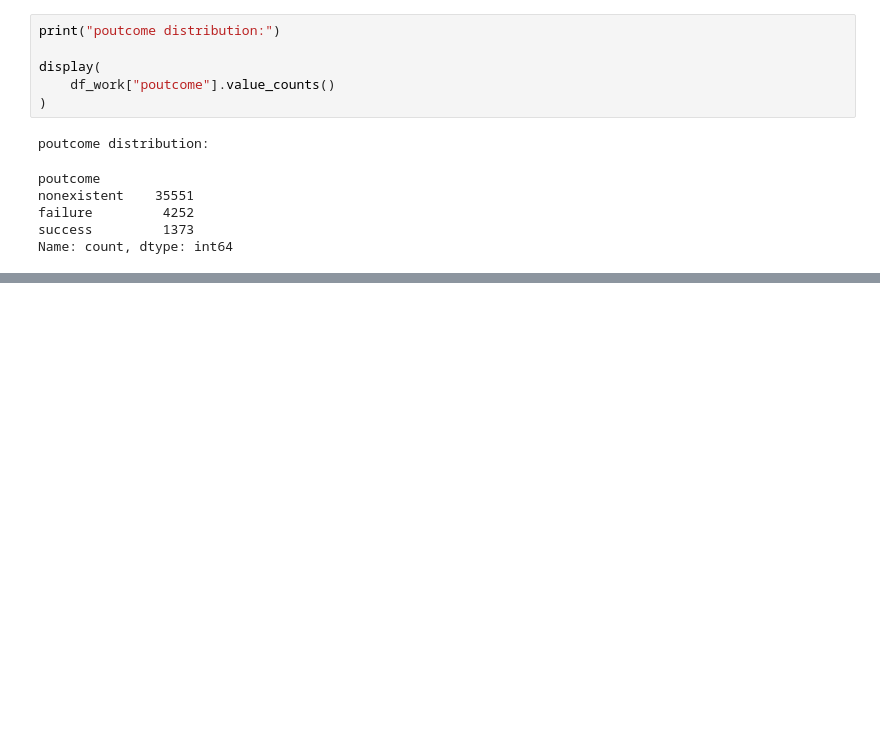
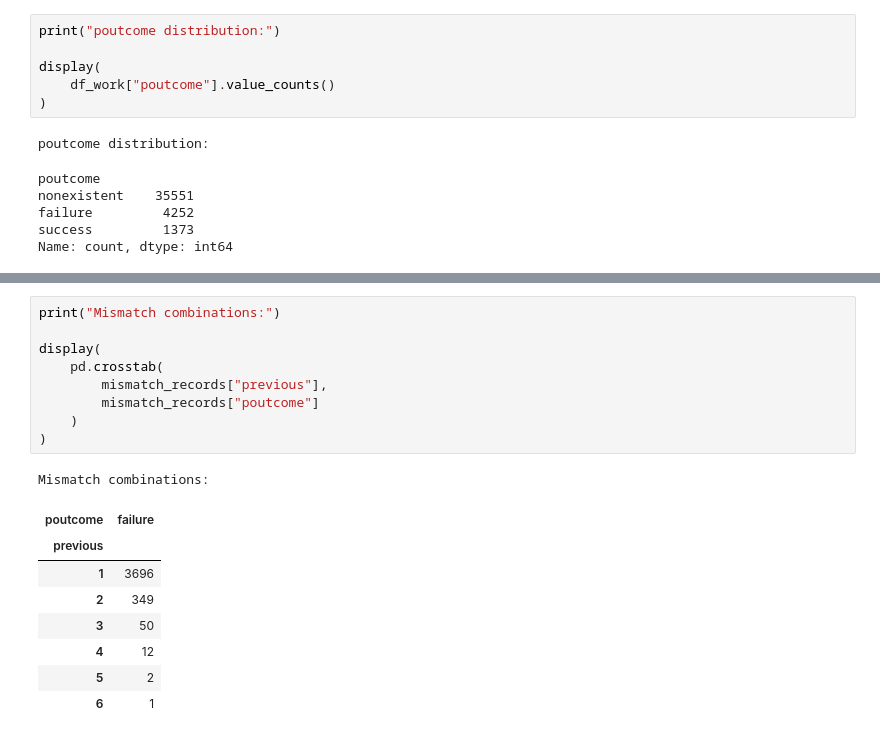
Before and after one commit to pulkitn-analytics/bank-term-deposit-prediction, a Jupyter notebook: notebooks/03_preprocessing.ipynb, the cells around one changed output, grey strips where cells are left out. Cells and saved outputs as stored; diff of their text form; blank space fills up the shorter version.

```diff
--- a/notebooks/03_preprocessing.ipynb
+++ b/notebooks/03_preprocessing.ipynb
@@ -348,0 +576,19 @@ Name: count, dtype: int64
+# %%
+print("Mismatch combinations:")
+
+display(
+    pd.crosstab(
+        mismatch_records["previous"],
+        mismatch_records["poutcome"]
+    )
+)
+# %% [output]
+Mismatch combinations:
+| poutcome | failure |
+| previous |  |
+| 1 | 3696 |
+| 2 | 349 |
+| 3 | 50 |
+| 4 | 12 |
+| 5 | 2 |
+| 6 | 1 |
```
Also changed, not shown: parts of 34 cells of this notebook.
